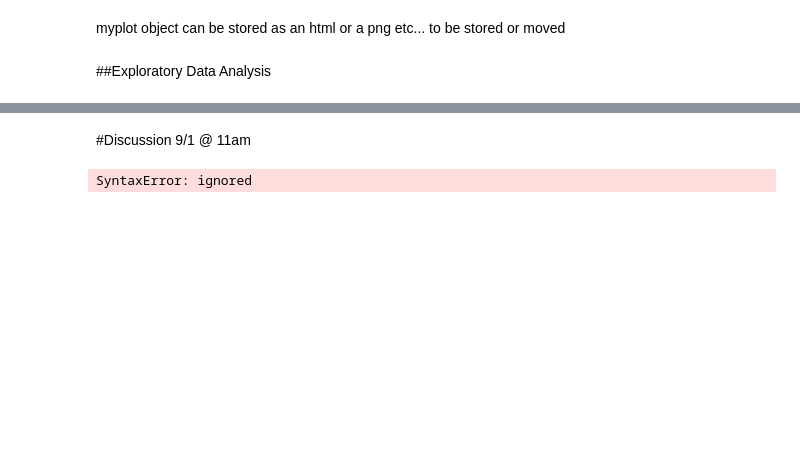
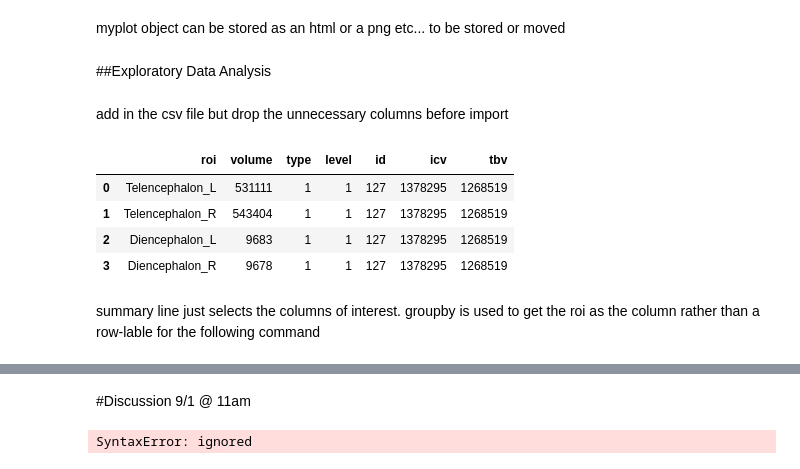
Before and after one commit to Livi-Arbo/BME-DS-Notes, a Jupyter notebook: Data_Science_Notes.ipynb, the cells around one changed output, grey strips where cells are left out. Cells and saved outputs as stored; diff of their text form; code cells hidden in the pictures; blank space fills up the shorter version.

```diff
--- a/Data_Science_Notes.ipynb
+++ b/Data_Science_Notes.ipynb
@@ -110,3 +110,17 @@ import seaborn as sns
 import matplotlib.pyplot as plt
 ## this sets some style parameters
 sns.set()
+# %% [markdown]
+add in the csv file but drop the unnecessary columns before import
+# %%
+## Reading it in, keeping only volume
+df = pd.read_csv("https://raw.githubusercontent.com/bcaffo/ds4bme_intro/master/data/kirby21.csv")
+df = df.drop(['Unnamed: 0', 'rawid', 'min', 'max', 'mean', 'std'],\
+             axis = 1)
+df.head(4)
+# %% [output]
+|  | roi | volume | type | level | id | icv | tbv |
+| 0 | Telencephalon_L | 531111 | 1 | 1 | 127 | 1378295 | 1268519 |
+| 1 | Telencephalon_R | 543404 | 1 | 1 | 127 | 1378295 | 1268519 |
+| 2 | Diencephalon_L | 9683 | 1 | 1 | 127 | 1378295 | 1268519 |
+| 3 | Diencephalon_R | 9678 | 1 | 1 | 127 | 1378295 | 1268519 |
@@ -112,0 +130,3 @@ sns.set()
+# %% [markdown]
+summary line just selects the columns of interest.
+groupby is used to get the roi as the column rather than a row-lable for the following command
```
Also changed, not shown: parts of 5 cells of this notebook.
